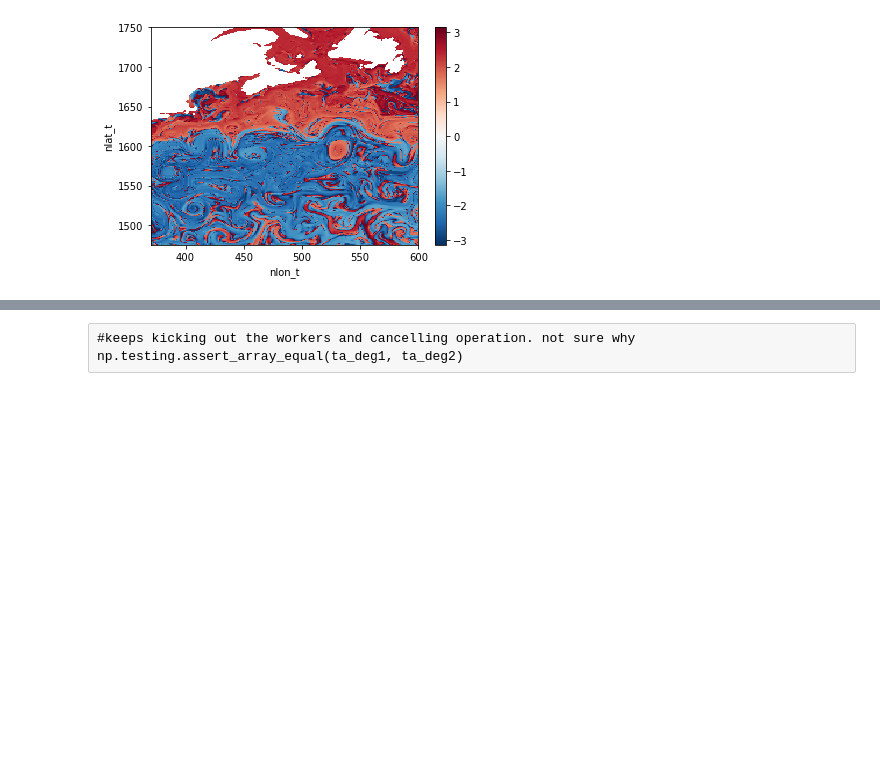
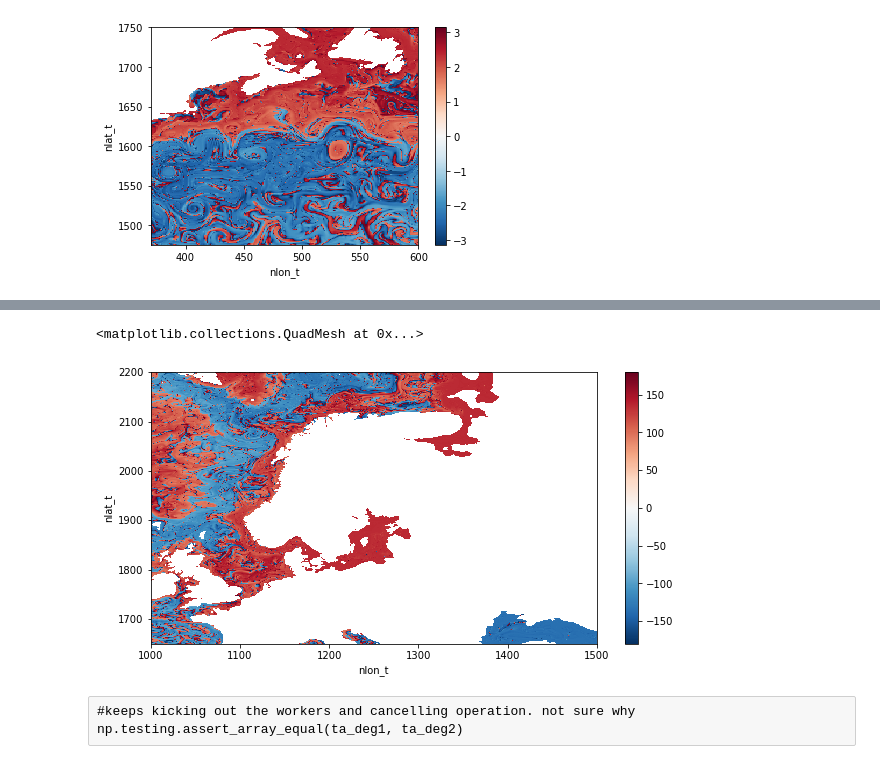
Before and after one commit to shanicetbailey/SST-gradients, a Jupyter notebook: CESM/tendency-histograms.ipynb, the cells around one changed output, grey strips where cells are left out. Cells and saved outputs as stored; diff of their text form; code cells hidden in the pictures; blank space fills up the shorter version.

```diff
--- a/CESM/tendency-histograms.ipynb
+++ b/CESM/tendency-histograms.ipynb
@@ -546,0 +598,6 @@ ta[10].isel(nlon_t=slice(370, 600), nlat_t=slice(1475,1750)).plot()
+# %%
+#mediterranean sea to compare with histogram subplots
+ta_deg1[10].isel(nlon_t=slice(1000, 1500), nlat_t=slice(1650, 2200)).plot(figsize=(10,5))
+# %% [output]
+<matplotlib.collections.QuadMesh at 0x...>
+[figure, added]
```
Also changed, not shown: parts of 5 cells of this notebook.
